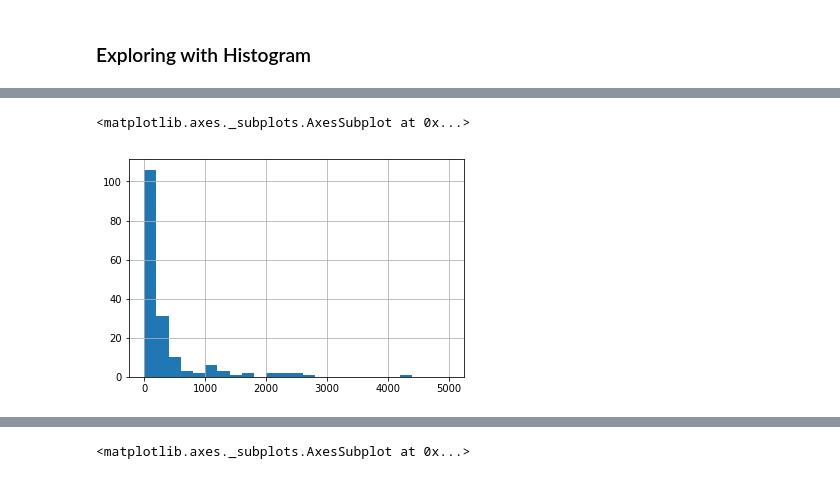
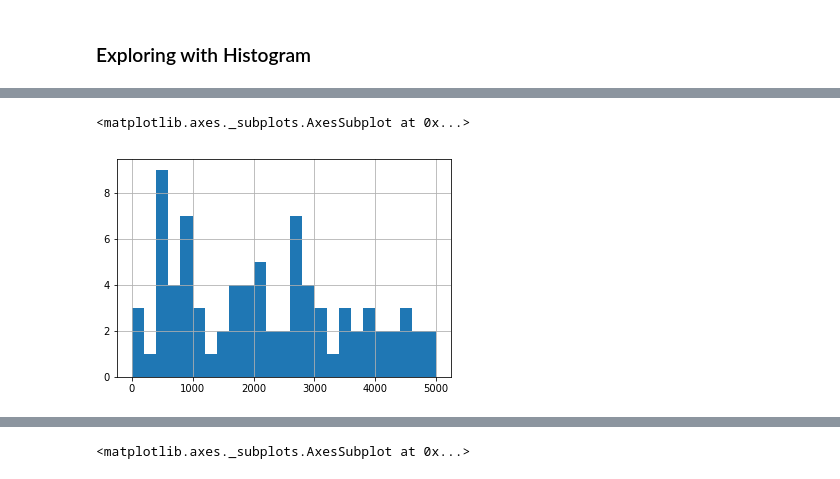
Before and after one commit to shylkymc/Job-Outcomes-After-Graduation, a Jupyter notebook: Job Outcomes.ipynb, the cells around one changed output, grey strips where cells are left out. Saved outputs shown, nothing was run; the diff lists cells and outputs as text; code cells hidden in the pictures.

```diff
--- a/Job Outcomes.ipynb
+++ b/Job Outcomes.ipynb
@@ -116,5 +156,5 @@ recent_grads.plot(x="Women", y="Median", kind="scatter")
 # %%
-recent_grads['Sample_size'].hist(bins=25, range=(0,5000))
+recent_grads['Men'].hist(bins=25, range=(0,5000))
 # %% [output]
 <matplotlib.axes._subplots.AxesSubplot at 0x...>
-[figure, old version]
+[figure, new version]
```
Also changed, not shown: parts of 20 cells of this notebook.
